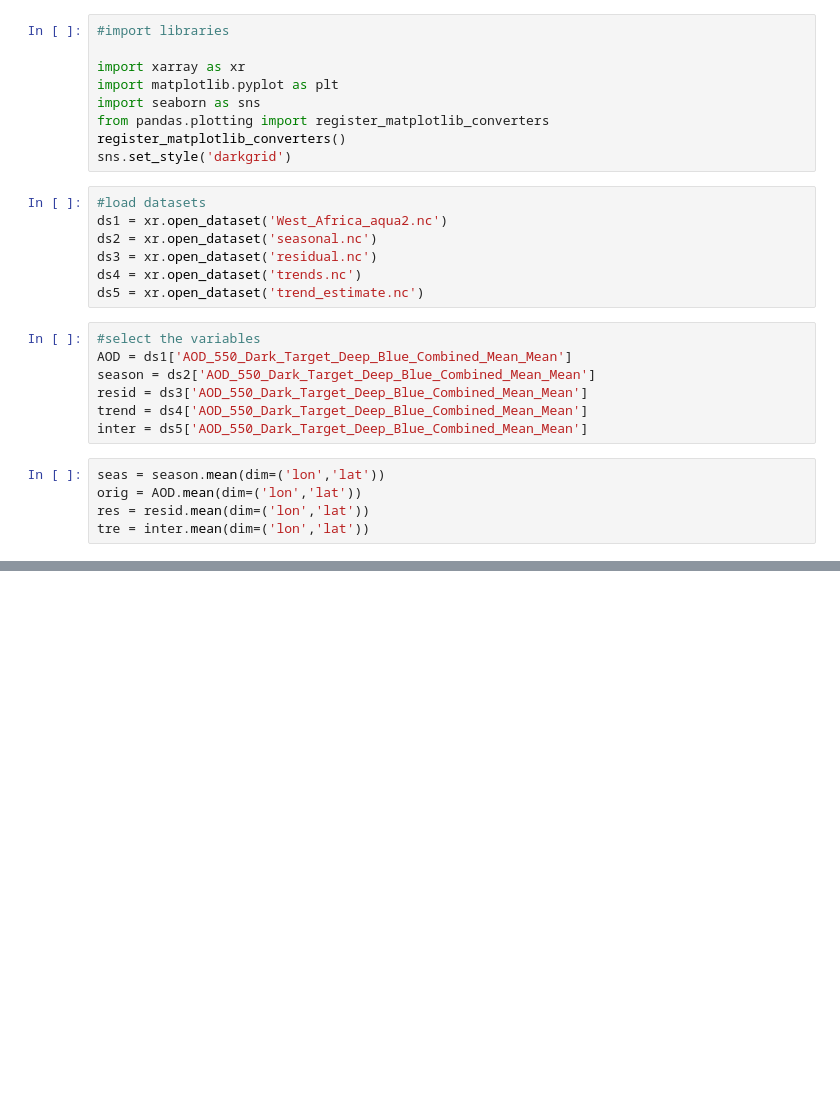
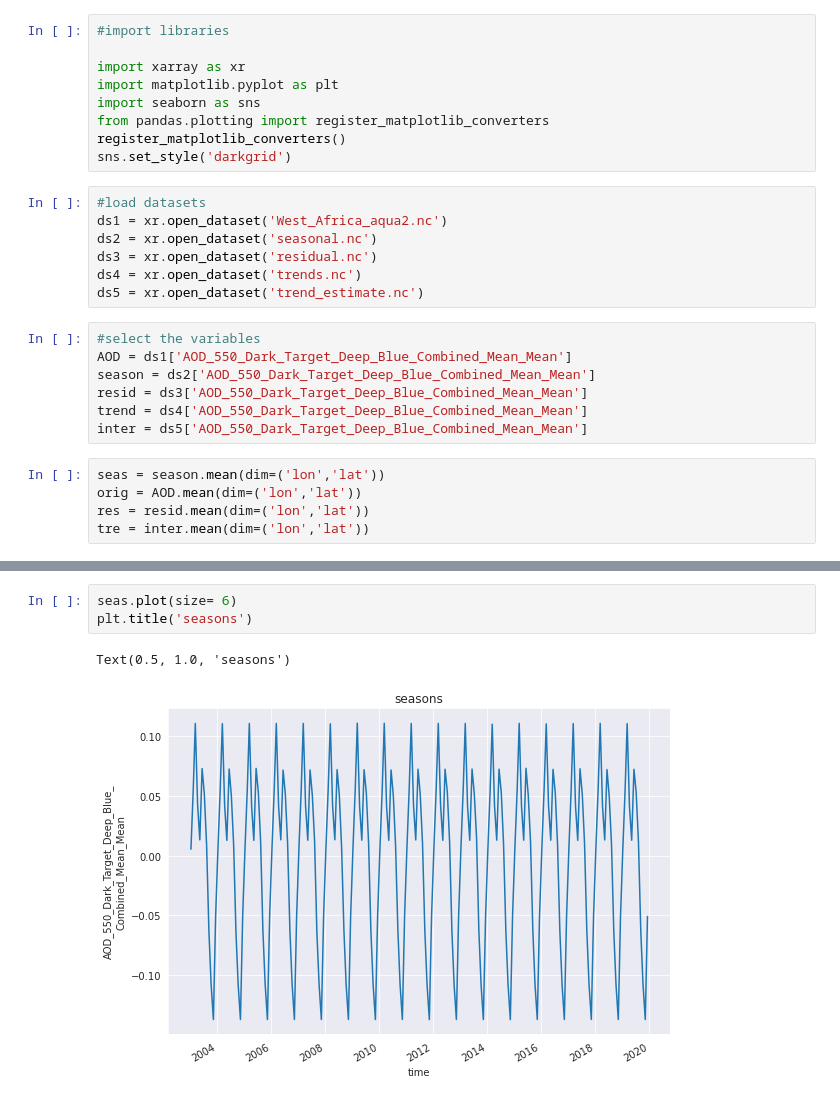
Before and after one commit to Adjoa930/Aerosols, a Jupyter notebook: research.ipynb, the cells around one changed output, grey strips where cells are left out. Drawn from its saved outputs; the diff is of its cells as text; blank space fills up the shorter version.

```diff
--- a/research.ipynb
+++ b/research.ipynb
@@ -44,0 +45,6 @@ Coordinates:
+# %%
+seas.plot(size= 6)
+plt.title('seasons')
+# %% [output]
+Text(0.5, 1.0, 'seasons')
+[figure, added]
```
Also changed, not shown: parts of 5 cells of this notebook, 1 other file.
